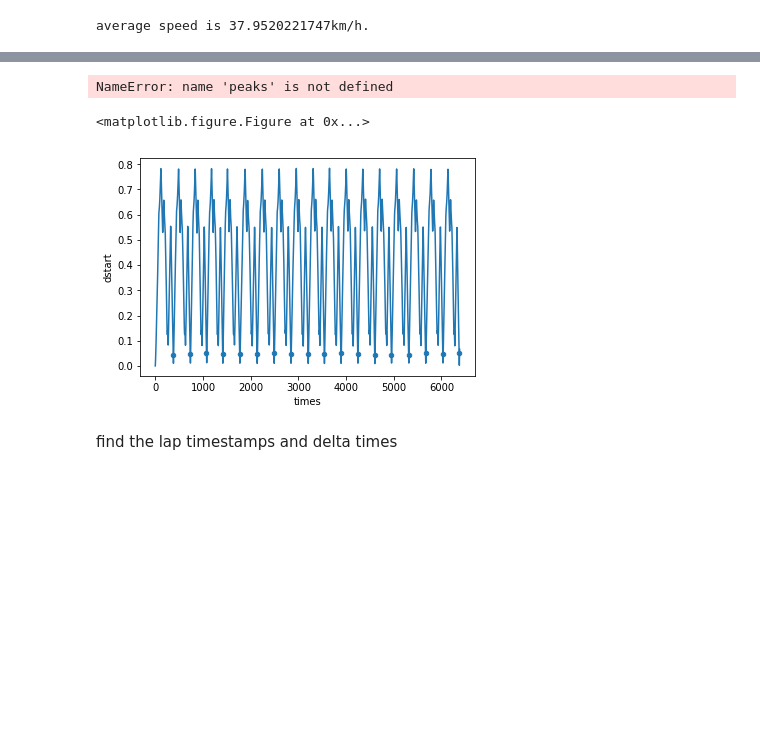
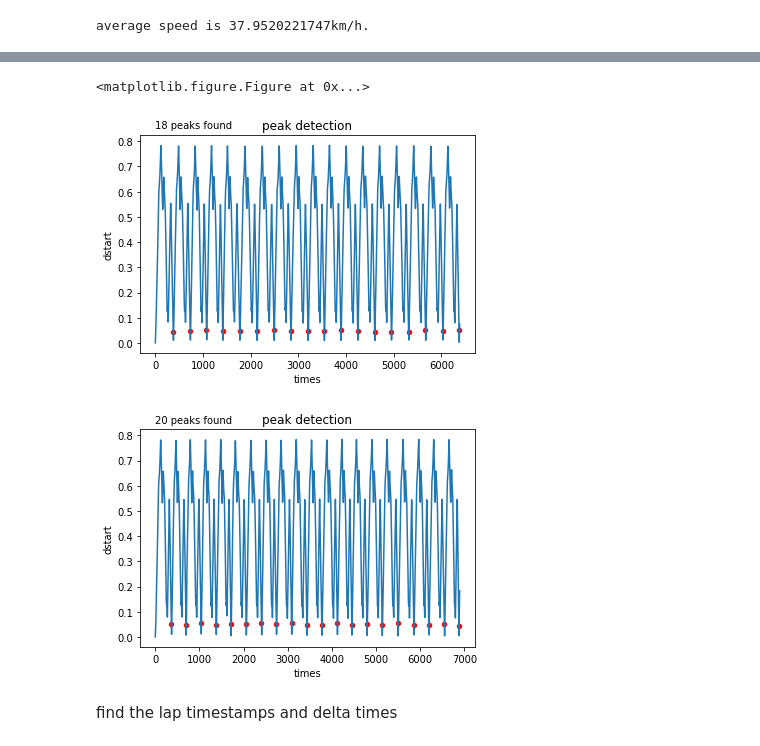
Before and after one commit to hixan/Comp257-project1, a Jupyter notebook: analysis.ipynb, the cells around one changed output, grey strips where cells are left out. Saved outputs shown, nothing was run; the diff lists cells and outputs as text; code cells hidden in the pictures; blank space fills up the shorter version.

Commit message:
small formatting changes

```diff
--- a/analysis.ipynb
+++ b/analysis.ipynb
@@ -108,8 +122,9 @@ plot histograms for speed, heartrate, power
 # %%
-for col in race1[['speeds','hrs','powers']]:
+for col in ['speeds','hrs','powers']:
     plt.figure()
     race1[col].plot.hist(bins=30)
     plt.title(col)
+plt.show()
 # %% [output]
 [figure]
 [figure]
@@ -184,7 +189,13 @@ we will now try to find the number of laps completed! this is a fairly easy task
 we will plot the distance from the initial position and the number of waves in the resultant graph is the number of completed laps.
 # %%
 def dists_from_start(df):
-    return list(map(lambda x : dist(*df[['longs','lats','elevs']].values[0], *x), df[['longs','lats','elevs']].values))
+    """returns a list of distances from the first point in the dataframe. Dataframe must have columns
+    longs, lats, elevs."""
+    # lambda function passes first value in df and the argument unpacked to dist.
+    # it is then mapped to the nparray of df only using columns longs, lats, elevs
+    # (the values required for calculating distance)
+    return list(map(lambda x : dist(*df[['longs','lats','elevs']].values[0], *x),
+                    df[['longs','lats','elevs']].values))
 plt.plot(dists_from_start(race1))
 plt.show()
 # %% [output]
@@ -254,28 +274,39 @@ race2['times'] = range(0, len(race2.values))
 # %%
 def find_peaks(df, col, cutoff=.03):
     """returns a subset of df that only contains the troughs it detected."""
+    # cut off most of the data, the bottom peaks are all we want.
+    # for this dataset, the lowest 3% of the datapoints safely includes
+    # all the troughs.
     subdf = df[df[col]<df[col].quantile(cutoff)]
+    # scipy cwt peaks method
     points = signal.find_peaks_cwt(subdf[col], np.arange(1,2))
+    # extract the values from indices
     vals = [subdf.values[x] for x in points]
-    rval = pd.DataFrame(vals, columns=df.columns.values)
-    return rval
+    # return a healthy dataframe.
+    return pd.DataFrame(vals, columns=df.columns.values)
+
+
 peaks1 = find_peaks(race1, 'dstart')
 peaks2 = find_peaks(race2, 'dstart')
 
 # visually check peaks are accurate for race 1
 plt.figure(1)
-peaks1.plot.scatter('times','dstart')
+peaks1.plot.scatter('times','dstart', c='r')
+plt.text(0,.85, '{} peaks found'.format(len(peaks1)))
 plt.plot(race1['times'], race1['dstart'])
+plt.title('peak detection')
 
 # visually check peaks are accurate for race 2
 plt.figure(2)
-peaks.plot.scatter('times','dstart')
+peaks2.plot.scatter('times','dstart', c='r')
 plt.plot(race2['times'],race2['dstart'])
+plt.text(0,.85,'{} peaks found'.format(len(peaks2)))
+plt.title('peak detection')
 plt.show()
 # %% [output]
-NameError: name 'peaks' is not defined
+<matplotlib.figure.Figure at 0x...>
-<matplotlib.figure.Figure at 0x...>
-[figure, old version]
+[figure, new version]
+[figure, added]
 # %% [markdown]
 find the lap timestamps and delta times
 # %%
```
Also changed, not shown: parts of 43 cells of this notebook.
